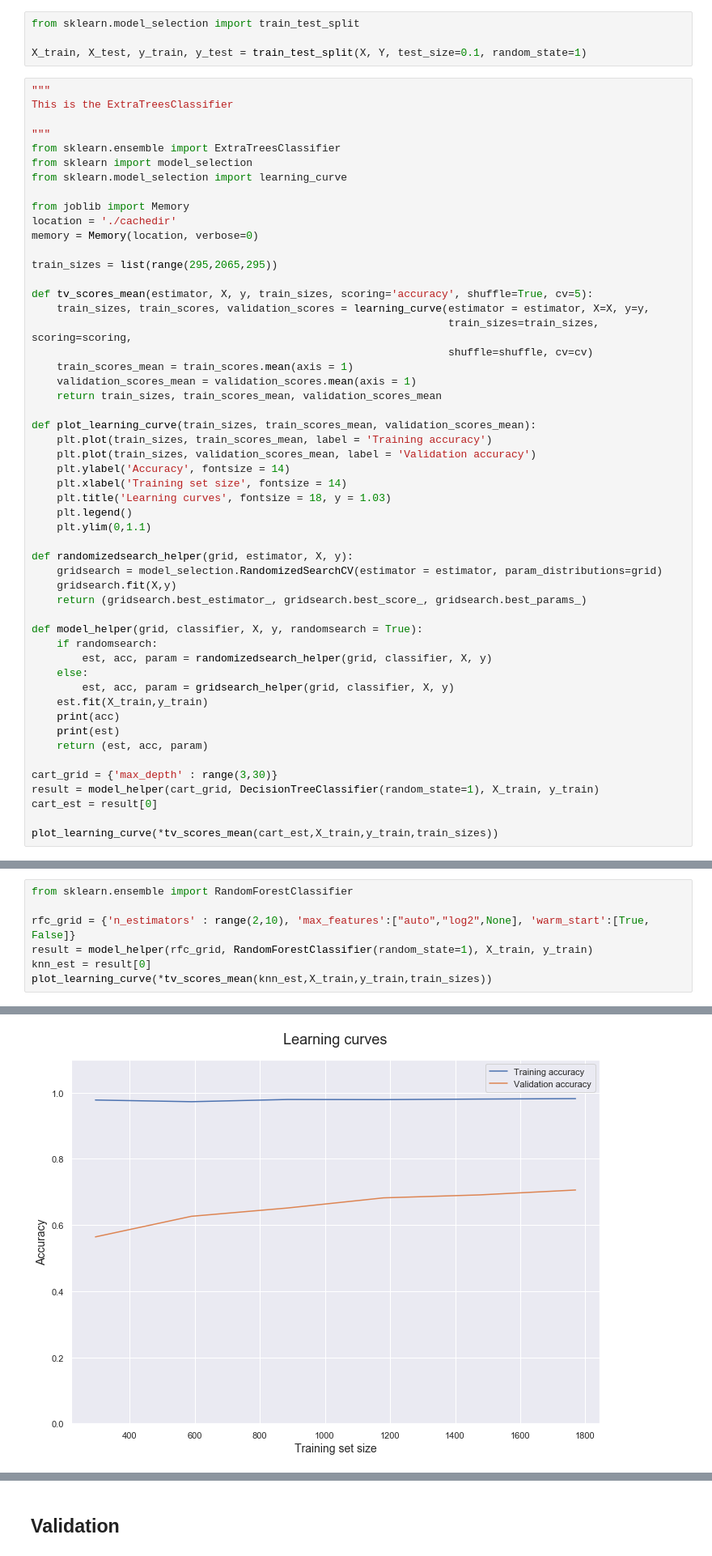
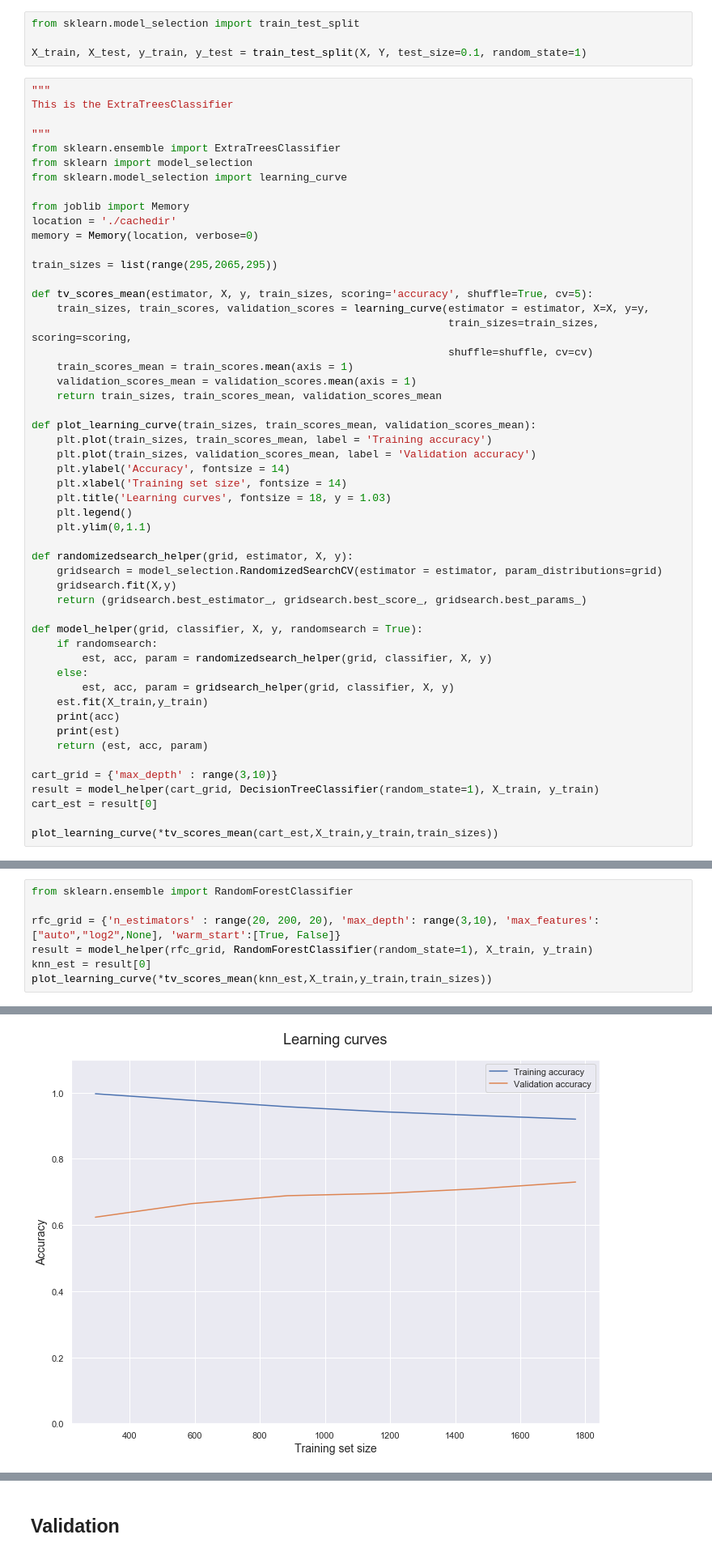
Before and after one commit to nshea3/SEG_Facies_Classification, a Jupyter notebook: welllogs.ipynb, the cells around one changed output, grey strips where cells are left out. Shown at 81% size. Saved outputs shown, nothing was run; the diff lists cells and outputs as text.

```diff
--- a/welllogs.ipynb
+++ b/welllogs.ipynb
@@ -205,7 +209,7 @@ def model_helper(grid, classifier, X, y, randomsearch = True):
     print(est)
     return (est, acc, param)
 
-cart_grid = {'max_depth' : range(3,30)}
+cart_grid = {'max_depth' : range(3,10)}
 result = model_helper(cart_grid, DecisionTreeClassifier(random_state=1), X_train, y_train)
 cart_est = result[0]
 
@@ -239,7 +242,7 @@ ExtraTreesClassifier(bootstrap=False, class_weight=None, criterion='gini',
 # %%
 from sklearn.ensemble import RandomForestClassifier
 
-rfc_grid = {'n_estimators' : range(2,10), 'max_features':["auto","log2",None], 'warm_start':[True, False]}
+rfc_grid = {'n_estimators' : range(20, 200, 20), 'max_depth': range(3,10), 'max_features':["auto","log2",None], 'warm_start':[True, False]}
 result = model_helper(rfc_grid, RandomForestClassifier(random_state=1), X_train, y_train)
 knn_est = result[0]
 plot_learning_curve(*tv_scores_mean(knn_est,X_train,y_train,train_sizes))
@@ -255,4 +257,4 @@ RandomForestClassifier(bootstrap=True, class_weight=None, criterion='gini',
-[figure, old version]
+[figure, new version]
 # %%
 from sklearn.ensemble import GradientBoostingClassifier
 
```
Also changed, not shown: parts of 26 cells of this notebook.
